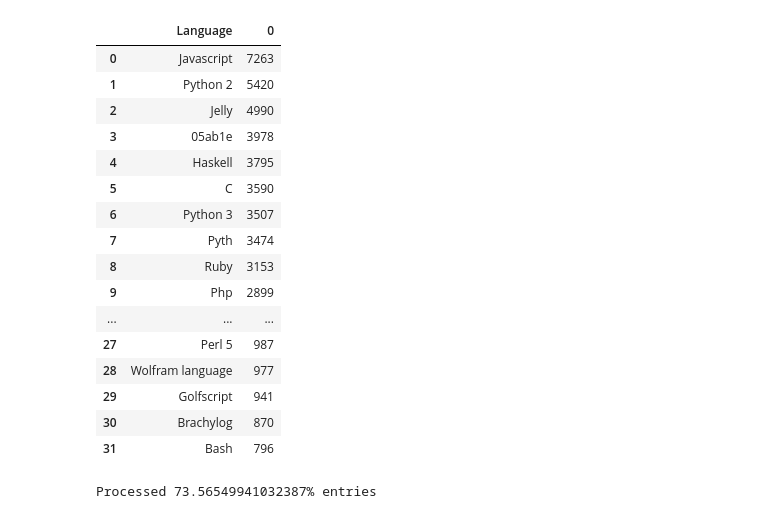
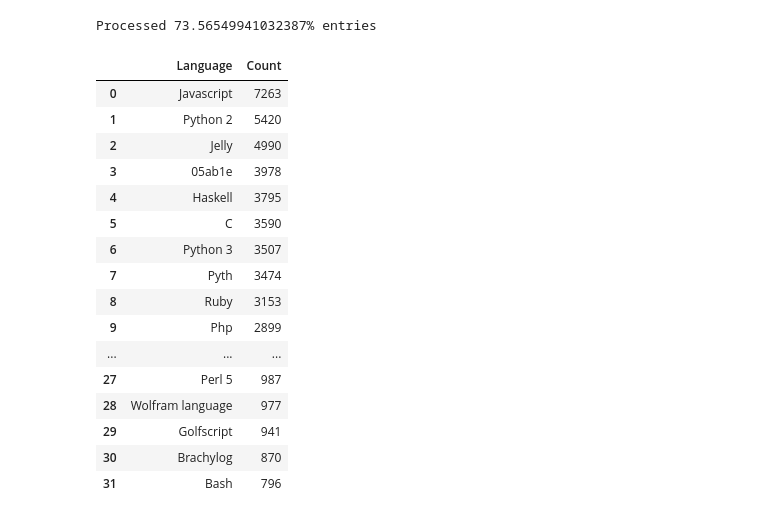
Before and after one commit to Sorebit/pdrpy-pd-2, a Jupyter notebook: codegolf.ipynb, the cells around one changed output. Saved outputs shown, nothing was run; the diff lists cells and outputs as text; code cells hidden in the pictures.

```diff
--- a/codegolf.ipynb
+++ b/codegolf.ipynb
@@ -5,3 +8,32 @@ import re
+# %%
+class ModelType(str, enum.Enum):
+    BADGES = 'Badges'
+    COMMENTS = 'Comments'
+    POST_HISTORY = 'PostHistory'
+    POST_LINKS = 'PostLinks'
+    POSTS = 'Posts'
+    TAGS = 'Tags'
+    USERS = 'Users'
+    VOTES = 'Votes'
+
+
+class ForumType(str, enum.Enum):
+    BICYCLES = 'bicycles'
+    CODEGOLF = 'codegolf'
+    COFFEE = 'coffee'
+    CRYPTO = 'crypto'
+    GAMEDEV = 'gamedev'
+    PETS = 'pets'
+    UKRAINIAN = 'ukrainian'
+
+
+def read_stackexchange_csv(name, forum_name, forum_sufix='stackexchange.com', base_path='data'):
+    file_path = Path(base_path) / f'{forum_name}.{forum_sufix}' / f'{name}.csv'
+    return pd.read_csv(file_path)
+
+
+def read_stackexchange(model_type, forum_type):
+    return read_stackexchange_csv(model_type.value, forum_type.value)
 # %%
 # Assumptions:
 #   there are no hard rules as to what constitutes a language name
@@ -83,13 +115,18 @@ def row_gen(posts):
         if lang:
             yield lang
 # %%
-posts_df = pd.read_csv("../py21/data/Posts.csv")
+posts_df = read_stackexchange(ModelType.POSTS, ForumType.CODEGOLF)
 # %%
 languages = pd.DataFrame(row_gen(posts_df), columns=['Language'])
+print(f"Processed {100 * len(languages) / len(posts_df)}% entries")
+# %% [output]
+Processed 73.56549941032387% entries
+# %%
+languages = languages.value_counts().reset_index().rename(columns={0: 'Count'})
 # %%
-languages.value_counts().head(32).reset_index()
+languages.head(32)
 # %% [output]
-|  | Language | 0 |
+|  | Language | Count |
 | 0 | Javascript | 7263 |
 | 1 | Python 2 | 5420 |
 | 2 | Jelly | 4990 |
@@ -106,7 +143,3 @@ languages.value_counts().head(32).reset_index()
 | 29 | Golfscript | 941 |
 | 30 | Brachylog | 870 |
 | 31 | Bash | 796 |
-# %%
-print(f"Processed {100.0*len(languages)/len(posts_df)}% entries")
-# %% [output]
-Processed 73.56549941032387% entries
```
Also changed, not shown: parts of 2 cells of this notebook, 3 other files.
